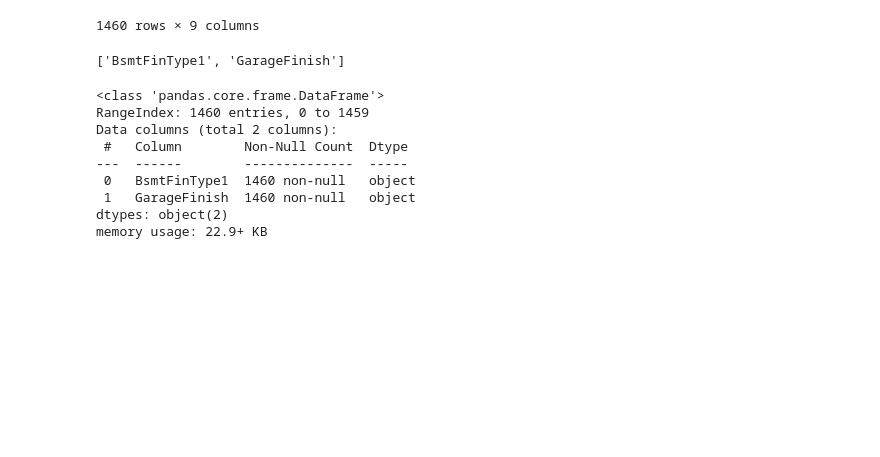
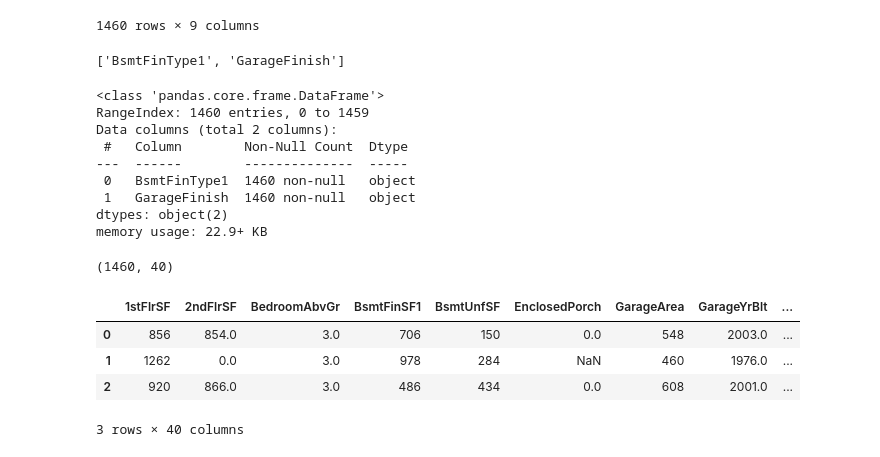
Before and after one commit to Drennan98/Heritage-Housing-Issues, a Jupyter notebook: jupyter_notebooks/2 - Sale Price Study.ipynb, the cells around one changed output. Drawn from its saved outputs; the diff is of its cells as text; code cells hidden in the pictures; blank space fills up the shorter version.

```diff
--- a/jupyter_notebooks/2 - Sale Price Study.ipynb
+++ b/jupyter_notebooks/2 - Sale Price Study.ipynb
@@ -91,3 +91,25 @@ Data columns (total 2 columns):
  1   GarageFinish  1460 non-null   object
 dtypes: object(2)
 memory usage: 22.9+ KB
+# %%
+from sklearn.preprocessing import OneHotEncoder
+import pandas as pd
+
+# Select only object (categorical) columns for encoding
+
+categorical_cols = df.select_dtypes(include='object').columns
+encoder = OneHotEncoder(sparse=False, drop=None)
+encoded_array = encoder.fit_transform(df[categorical_cols])
+encoded_df = pd.DataFrame(encoded_array, columns=encoder.get_feature_names(categorical_cols))
+df_ohe = pd.concat([df.drop(columns=categorical_cols), encoded_df], axis=1)
+
+# Check the new dataframe's shape and look at the first few rows
+print(df_ohe.shape)
+df_ohe.head(3)
+# %% [output]
+(1460, 40)
+|  | 1stFlrSF | 2ndFlrSF | BedroomAbvGr | BsmtFinSF1 | BsmtUnfSF | EnclosedPorch | GarageArea | GarageYrBlt | ... |
+| 0 | 856 | 854.0 | 3.0 | 706 | 150 | 0.0 | 548 | 2003.0 | ... |
+| 1 | 1262 | 0.0 | 3.0 | 978 | 284 | NaN | 460 | 1976.0 | ... |
+| 2 | 920 | 866.0 | 3.0 | 486 | 434 | 0.0 | 608 | 2001.0 | ... |
+3 rows × 40 columns
```
Also changed, not shown: parts of 2 cells of this notebook.
